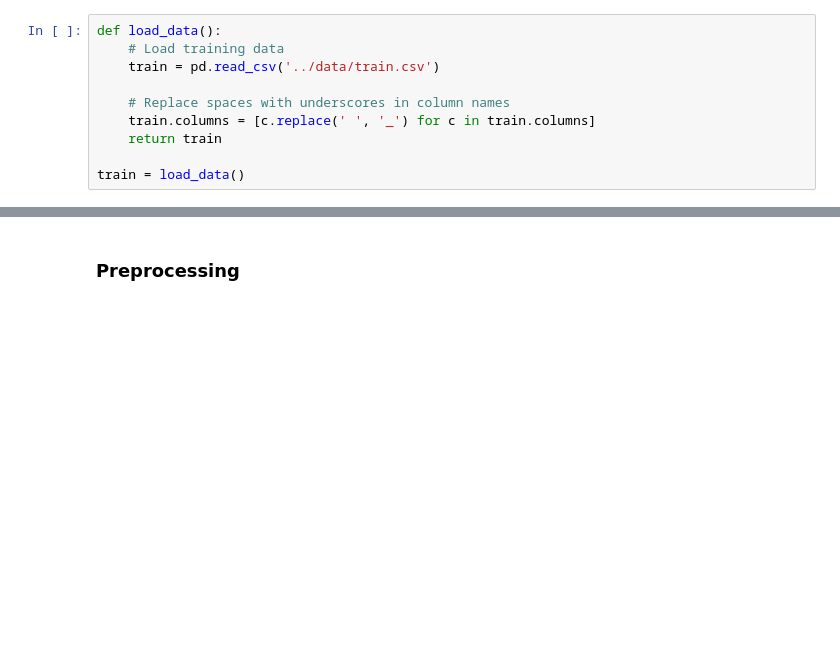
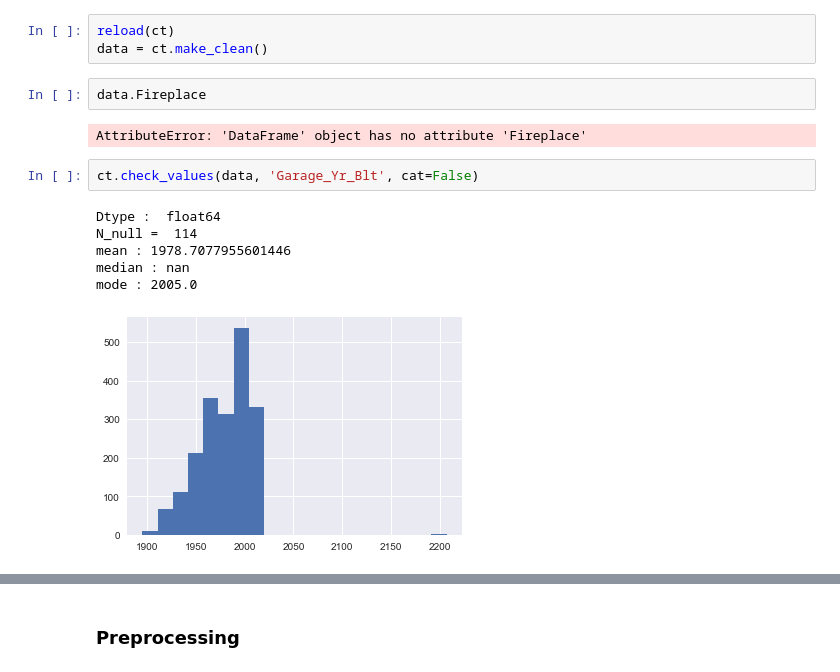
Before and after one commit to t-brewer/ames_housing, a Jupyter notebook: regression/regression_challenge.ipynb, the cells around one changed output, grey strips where cells are left out. Drawn from its saved outputs; the diff is of its cells as text; blank space fills up the shorter version.

Commit message:
doing some serious cleanup

```diff
--- a/regression/regression_challenge.ipynb
+++ b/regression/regression_challenge.ipynb
@@ -14,10 +25,16 @@ from sklearn.preprocessing import StandardScaler, Imputer
-# %%
-def load_data():
-    # Load training data
-    train = pd.read_csv('../data/train.csv')
-
-    # Replace spaces with underscores in column names
-    train.columns = [c.replace(' ', '_') for c in train.columns]
-    return train
-
-train = load_data()
+# %%
+reload(ct)
+data = ct.make_clean()
+# %%
+data.Fireplace
+# %% [output]
+AttributeError: 'DataFrame' object has no attribute 'Fireplace'
+# %%
+ct.check_values(data, 'Garage_Yr_Blt', cat=False)
+# %% [output]
+Dtype :  float64
+N_null =  114
+mean : 1978.7077955601446
+median : nan
+mode : 2005.0
+[figure, added]
```
Also changed, not shown: parts of 41 cells of this notebook, 1 other file.
